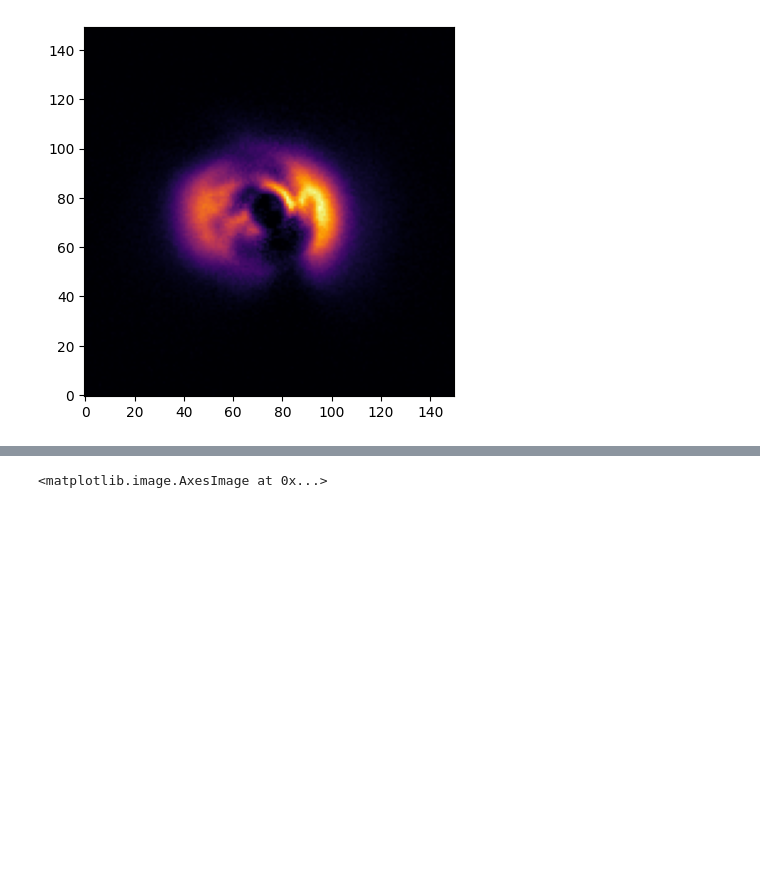
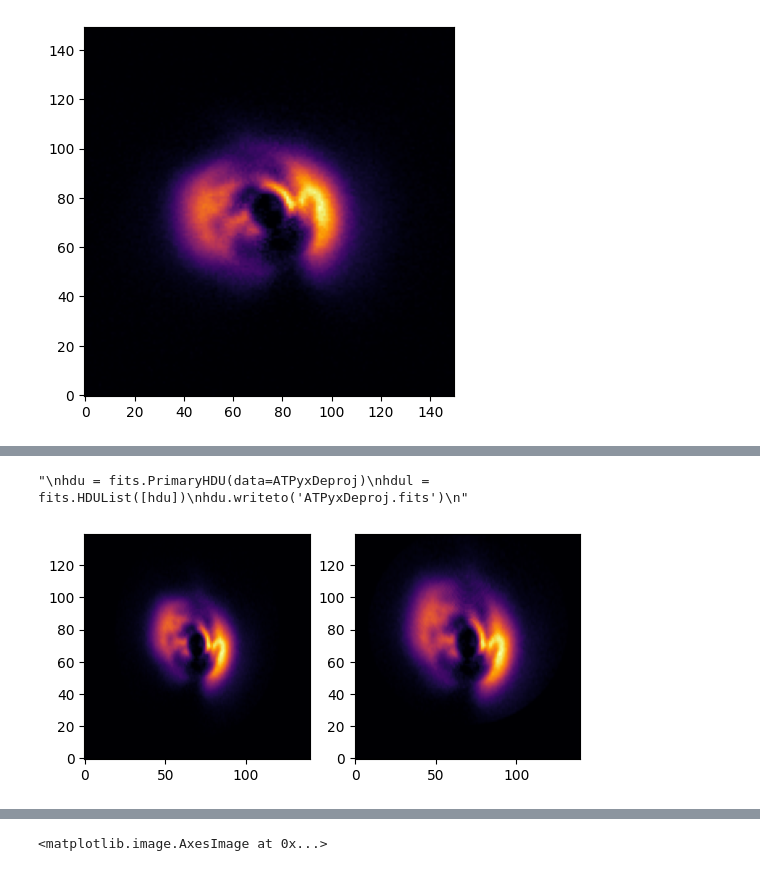
Before and after one commit to danmcl77/masters, a Jupyter notebook: Reclamation - Deprojection.ipynb, the cells around one changed output, grey strips where cells are left out. Drawn from its saved outputs; the diff is of its cells as text; code cells hidden in the pictures; blank space fills up the shorter version.

```diff
--- a/Reclamation - Deprojection.ipynb
+++ b/Reclamation - Deprojection.ipynb
@@ -59,0 +117,22 @@ AU/Pixel =  0.45329826770346676
+# %%
+ATPyxOldDeproj = fits.open('fits/squaredanimage.fits')[0].data
+
+ATPyxDeproj = np.array(Cutout2D(ATPyxDeproj,(len(ATPyxDeproj[0])/2,len(ATPyxDeproj)/2),
+                                (len(ATPyxOldDeproj[0]),len(ATPyxOldDeproj))).data)
+
+
+fig, ax = plt.subplots(1,2)
+
+ax[0].imshow(ATPyxDeproj,origin='lower',cmap='inferno',vmin=0)
+
+
+ax[1].imshow(ATPyxOldDeproj,origin='lower',cmap='inferno',vmin=0)
+
+'''
+hdu = fits.PrimaryHDU(data=ATPyxDeproj)
+hdul = fits.HDUList([hdu])
+hdu.writeto('ATPyxDeproj.fits')
+'''
+# %% [output]
+"\nhdu = fits.PrimaryHDU(data=ATPyxDeproj)\nhdul = fits.HDUList([hdu])\nhdu.writeto('ATPyxDeproj.fits')\n"
+[figure, added]
```
Also changed, not shown: parts of 13 cells of this notebook, 2 other files.
